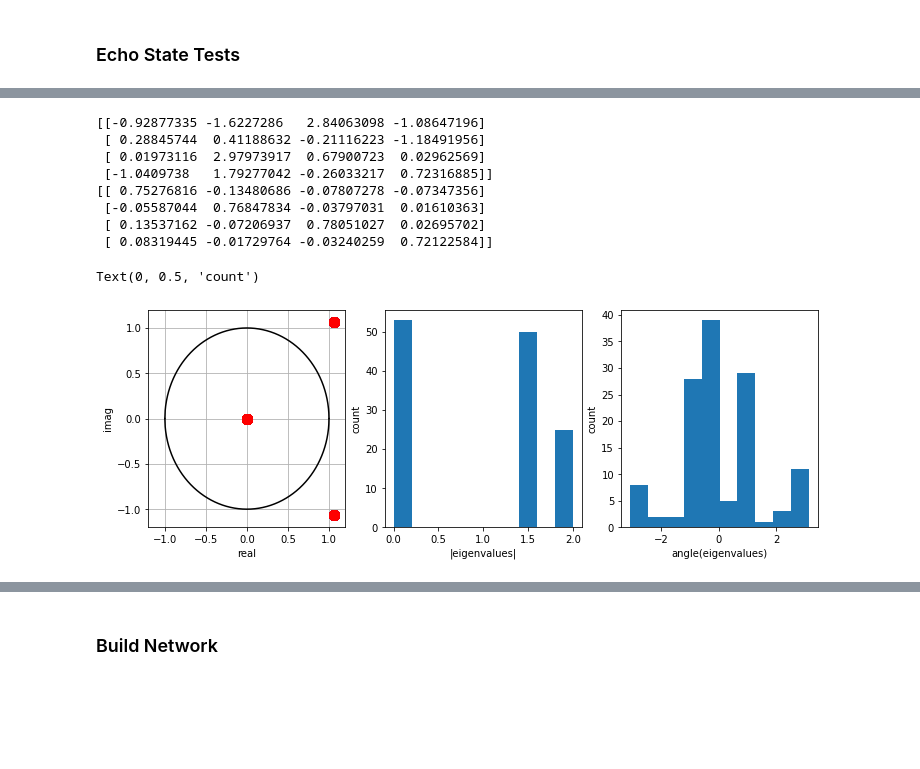
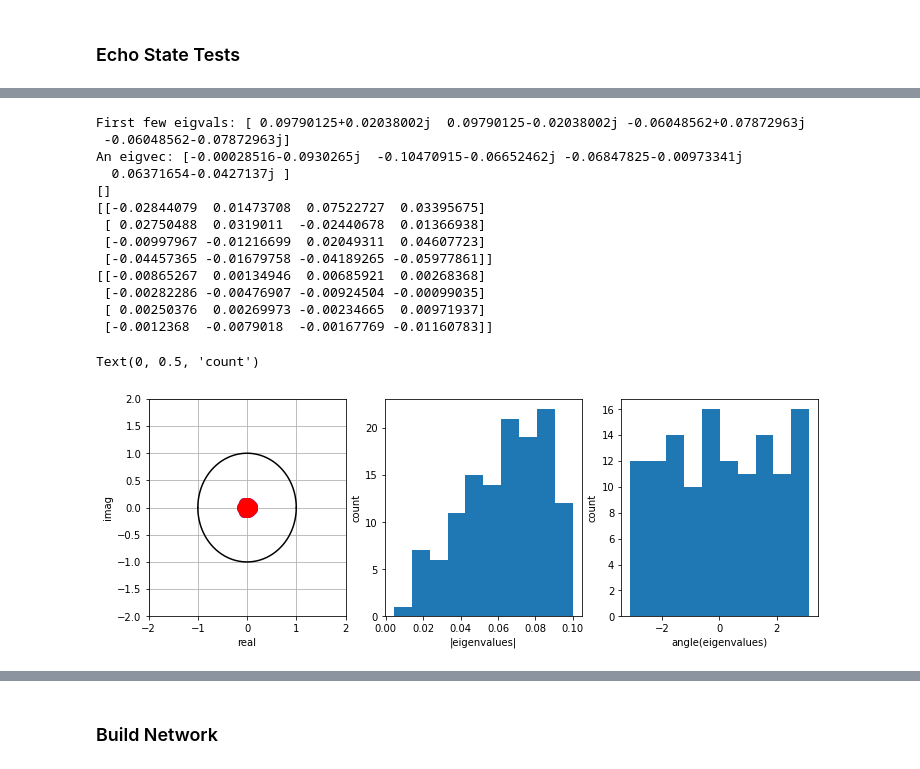
Before and after one commit to kaitken17/understand_nlp, a Jupyter notebook: echo_state.ipynb, the cells around one changed output, grey strips where cells are left out. Cells and saved outputs as stored; diff of their text form; code cells hidden in the pictures; blank space fills up the shorter version.

```diff
--- a/echo_state.ipynb
+++ b/echo_state.ipynb
@@ -300,50 +386,59 @@ init_vals= initialize_for_ROonly(rnn_specs)
 # %%
-# A = np.asarray([[0,1,0,0,0,0], [0,0,1,0,0,0], [0,0,0,1,0,0], [1,0,0,0,0,0], [0,0,0,0,0,1], [0,0,0,0,1,0]])
+A = np.asarray([[0,1,0,0,0,0], [0,0,1,0,0,0], [0,0,0,1,0,0], [1,0,0,0,0,0], [0,0,0,0,0,1], [0,0,0,0,1,0]])
 B = np.asarray([[2,-1,0,-1], [-1,2,-1,0], [0,-1,2,-1], [-1,0,-1,2]])
 eigvals, eigvecs = np.linalg.eig(init_vals['Wres'])
+print('First few eigvals:', eigvals[:4])
+print('An eigvec:', eigvecs[:4,2])
 # print('Eigenvalues:', eigvals)
-# print(eigvals[np.abs(eigvals)>0.5])
+print(eigvals[np.abs(eigvals)>0.5])
 # Wres_new = build_simple_wres(eigvals, rnn_specs, threshold=0.0)
-rand_sim = rvs(dim=128)
+rand_sim = rvs(dim=rnn_specs['hidden_size'])
+# rand_sim = max_sim(dim=rnn_specs['hidden_size'])
 Wres_new = np.matmul(np.matmul(rand_sim, init_vals['Wres']), np.linalg.inv(rand_sim))
 eigvals_d, eigvecs_d = np.linalg.eig(Wres_new)
 
 sim = np.matmul(eigvecs_d, np.linalg.inv(eigvecs))
 
 print(np.real(np.matmul(np.matmul(sim, init_vals['Wres']), np.linalg.inv(sim)))[:4,:4])
 print(Wres_new[:4,:4])
 
 # np.real(np.matmul(np.matmul(eigvecs, np.diag(eigvals)),  np.linalg.inv(eigvecs)))
 
 fig, (ax1, ax2, ax3) = plt.subplots(1, 3, figsize=(12,4))
 ax1.plot(np.real(eigvals), np.imag(eigvals), 'o', ms=10, alpha=0.5, c='b')
 ax1.plot(np.real(eigvals_d), np.imag(eigvals_d), 'o', ms=10, alpha=0.5, c='r')
 ax1.grid()
-ax1.set_xlim(-1.2, 1.2)
-ax1.set_ylim(-1.2, 1.2)
+plot_val = 2
+ax1.set_xlim(-plot_val, plot_val)
+ax1.set_ylim(-plot_val, plot_val)
 # Makes unit circle
 x = np.linspace(-1, 1, 1000)
 ax1.plot(x, np.sqrt(1-x**2), 'k')
 ax1.plot(x, -np.sqrt(1-x**2), 'k')
 
 ax1.set_xlabel('real')
 ax1.set_ylabel('imag')
 
 ax2.hist(np.abs(eigvals), bins=10)
 ax2.set_xlabel('|eigenvalues|')
 ax2.set_ylabel('count')
 
 ax3.hist(np.angle(eigvals), bins=10)
 ax3.set_xlabel('angle(eigenvalues)')
 ax3.set_ylabel('count')
 # %% [output]
-[[-0.92877335 -1.6227286   2.84063098 -1.08647196]
- [ 0.28845744  0.41188632 -0.21116223 -1.18491956]
- [ 0.01973116  2.97973917  0.67900723  0.02962569]
- [-1.0409738   1.79277042 -0.26033217  0.72316885]]
-[[ 0.75276816 -0.13480686 -0.07807278 -0.07347356]
- [-0.05587044  0.76847834 -0.03797031  0.01610363]
- [ 0.13537162 -0.07206937  0.78051027  0.02695702]
- [ 0.08319445 -0.01729764 -0.03240259  0.72122584]]
+First few eigvals: [ 0.09790125+0.02038002j  0.09790125-0.02038002j -0.06048562+0.07872963j
+ -0.06048562-0.07872963j]
+An eigvec: [-0.00028516-0.0930265j  -0.10470915-0.06652462j -0.06847825-0.00973341j
+  0.06371654-0.0427137j ]
+[]
+[[-0.02844079  0.01473708  0.07522727  0.03395675]
+ [ 0.02750488  0.0319011  -0.02440678  0.01366938]
+ [-0.00997967 -0.01216699  0.02049311  0.04607723]
+ [-0.04457365 -0.01679758 -0.04189265 -0.05977861]]
+[[-0.00865267  0.00134946  0.00685921  0.00268368]
+ [-0.00282286 -0.00476907 -0.00924504 -0.00099035]
+ [ 0.00250376  0.00269973 -0.00234665  0.00971937]
+ [-0.0012368  -0.0079018  -0.00167769 -0.01160783]]
 Text(0, 0.5, 'count')
-[figure, old version]
+[figure, new version]
```
Also changed, not shown: parts of 37 cells of this notebook.
